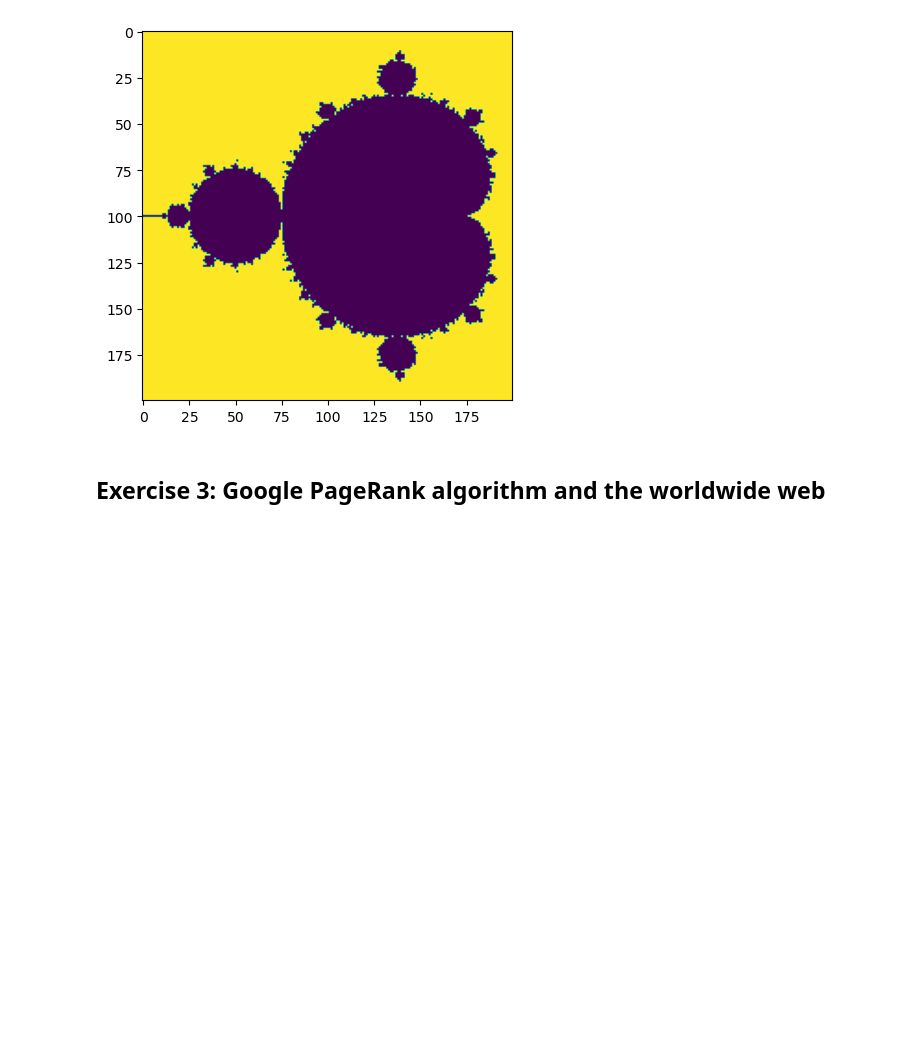
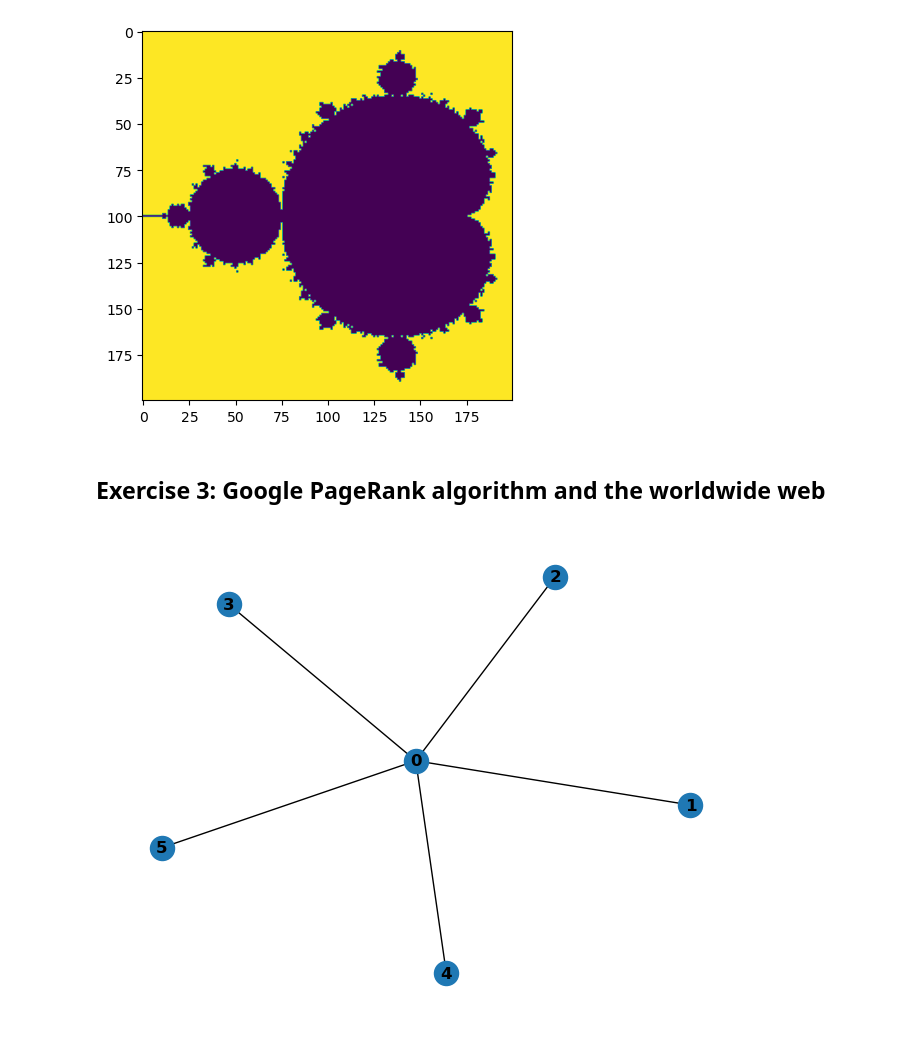
Before and after one commit to OlivierAM23/ds5_assignment_group7, a Jupyter notebook: answer_file.ipynb, the cells around one changed output. Cells and saved outputs as stored; diff of their text form; code cells hidden in the pictures; blank space fills up the shorter version.

Commit message:
Initialising the graph and drawing it

```diff
--- a/answer_file.ipynb
+++ b/answer_file.ipynb
@@ -112,0 +111,12 @@ G= nx.Graph()
+# %%
+# n0 is the number that the star graph starts with
+n0 = 5
+# N is the total number of webpages required
+N = 400
+# M is the number of different connections that each page links to
+M = 4
+# Initialising the star graph
+G = nx.star_graph(n0)
+nx.draw(G,with_labels = True,font_weight = 'bold')
+# %% [output]
+[figure, added]
```
Also changed, not shown: parts of 1 cell of this notebook.
